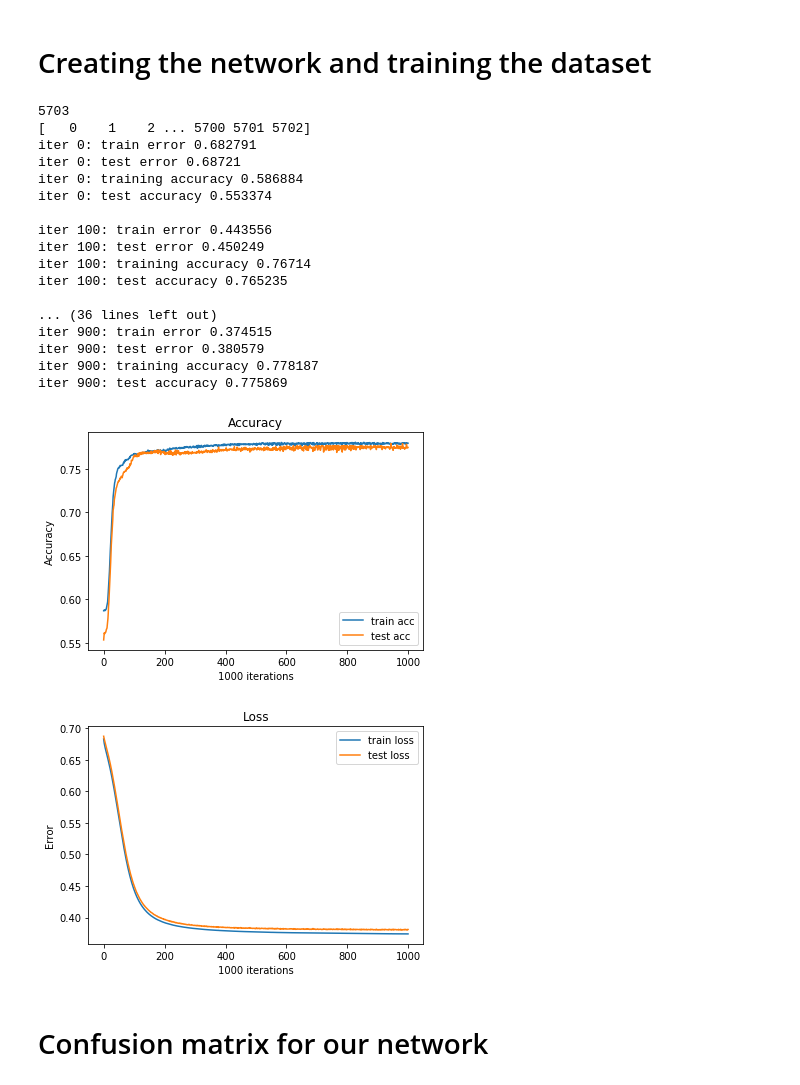
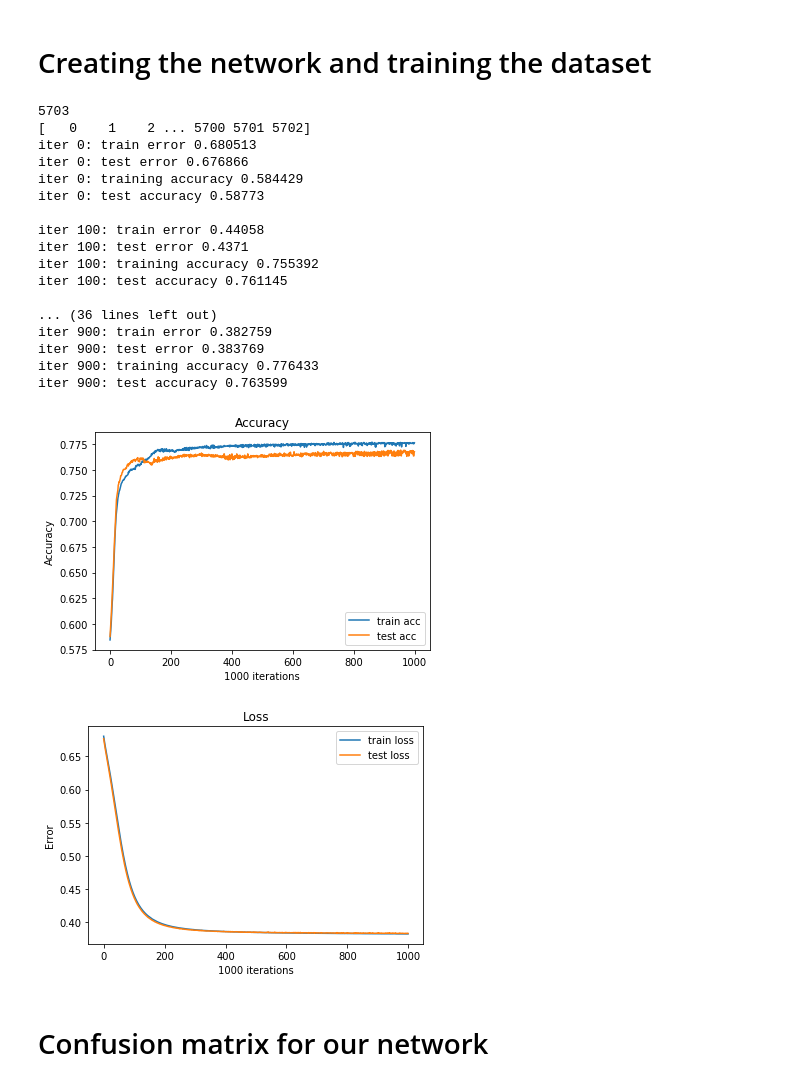
Before and after one commit to yulnicorn/Data-Analytics-Mining, a Jupyter notebook: DAM NN.ipynb, the cells around one changed output. Drawn from its saved outputs; the diff is of its cells as text; code cells hidden in the pictures.

Commit message:
Added impyute library to handle missing values

```diff
--- a/DAM NN.ipynb
+++ b/DAM NN.ipynb
@@ -21,6 +21,7 @@ import numpy as np
 import math
 import os
 import pylab as plt
+import impyute.imputation.cs.em as em
 from sklearn.model_selection import train_test_split
 from sklearn.metrics import confusion_matrix
 
@@ -71,8 +72,11 @@ def fnn(x, hidden_units):
 
 def main():
     # read train data
-    train_input = np.genfromtxt('train_new.csv', delimiter = ',', filling_values=filling_values)
-    trainX, train_Y = train_input[1:, :19], train_input[1:, -1].astype(int)
+    train_input = np.genfromtxt('train_new.csv', delimiter=',')
+    trainX_, train_Y = train_input[1:, :19], train_input[1:, -1].astype(int)
+
+    # handle missing values in trainX and then scale it
+    trainX = em(trainX_, loops=50)
     trainX = scale(trainX, np.min(trainX, axis=0), np.max(trainX, axis=0))
 
     trainY = np.zeros((train_Y.shape[0], NUM_CLASSES))
@@ -87,10 +91,8 @@ def main():
     y_ = tf.placeholder(tf.float32, [None, NUM_CLASSES])
 
     logits, h_weights, weights = fnn(x, num_neurons)
-#     print(x.shape)
-#     print(y_.shape)
+
     # Build the graph for the deep net
-
     y = tf.nn.softmax(logits=logits)
     cross_entropy = tf.nn.softmax_cross_entropy_with_logits_v2(labels=y_, logits=logits)
     beta = tf.constant(1e-9)
@@ -104,8 +106,7 @@ def main():
     correct_prediction = tf.cast(tf.equal(tf.argmax(logits, 1), tf.argmax(y_, 1)), tf.float32)
     accuracy = tf.reduce_mean(correct_prediction)
 
-#     print()
-
+    # Training the network
     N = len(trainX)
     idx = np.arange(N)
     print(idx)
@@ -122,10 +123,7 @@ def main():
             np.random.shuffle(idx)
             trainX = trainX[idx]
             trainY = trainY[idx]
-#             print(trainX_)
-#             print(trainY_)
-#             print(trainX_.shape)
-#             print(trainY_.shape)
+
             for start, end in zip(range(0, N, batch_size), range(batch_size, N, batch_size)):
                 train_op.run(feed_dict={x: trainX[start:end], y_: trainY[start:end]})
 
@@ -149,51 +147,50 @@ def main():
 #         print('predicted', pred, 'actual', testY)
 
     # plot learning curves
-
     plt.figure(1)
     plt.plot(range(epochs), train_acc)
     plt.plot(range(epochs), test_acc)
     plt.legend(["train acc", "test acc"], loc='lower right')
     plt.xlabel(str(epochs) + ' iterations')
     plt.ylabel('Accuracy')
     plt.title('Accuracy')
     plt.savefig('./figures/Training_Acc.png')
 
     plt.figure(2)
     plt.plot(range(epochs), train_err)
     plt.plot(range(epochs), test_err)
     plt.legend(["train loss", "test loss"], loc='upper right')
     plt.xlabel(str(epochs) + ' iterations')
     plt.ylabel('Error')
     plt.title('Loss')
     plt.savefig('./figures/Testing_Acc.png')
 
     plt.show()
 
     return pred, testY
 
 if __name__ == '__main__':
     pred, testY = main()
 # %% [output]
 5703
 [   0    1    2 ... 5700 5701 5702]
-iter 0: train error 0.682791
-iter 0: test error 0.68721
-iter 0: training accuracy 0.586884
-iter 0: test accuracy 0.553374
+iter 0: train error 0.680513
+iter 0: test error 0.676866
+iter 0: training accuracy 0.584429
+iter 0: test accuracy 0.58773
 
-iter 100: train error 0.443556
-iter 100: test error 0.450249
-iter 100: training accuracy 0.76714
-iter 100: test accuracy 0.765235
+iter 100: train error 0.44058
+iter 100: test error 0.4371
+iter 100: training accuracy 0.755392
+iter 100: test accuracy 0.761145
 
 ... (36 lines left out)
-iter 900: train error 0.374515
-iter 900: test error 0.380579
-iter 900: training accuracy 0.778187
-iter 900: test accuracy 0.775869
+iter 900: train error 0.382759
+iter 900: test error 0.383769
+iter 900: training accuracy 0.776433
+iter 900: test accuracy 0.763599
-[figure, old version]
+[figure, new version]
-[figure, old version]
+[figure, new version]
 # %% [markdown]
 # Confusion matrix for our network
 # %%
```
Also changed, not shown: parts of 2 cells of this notebook.
